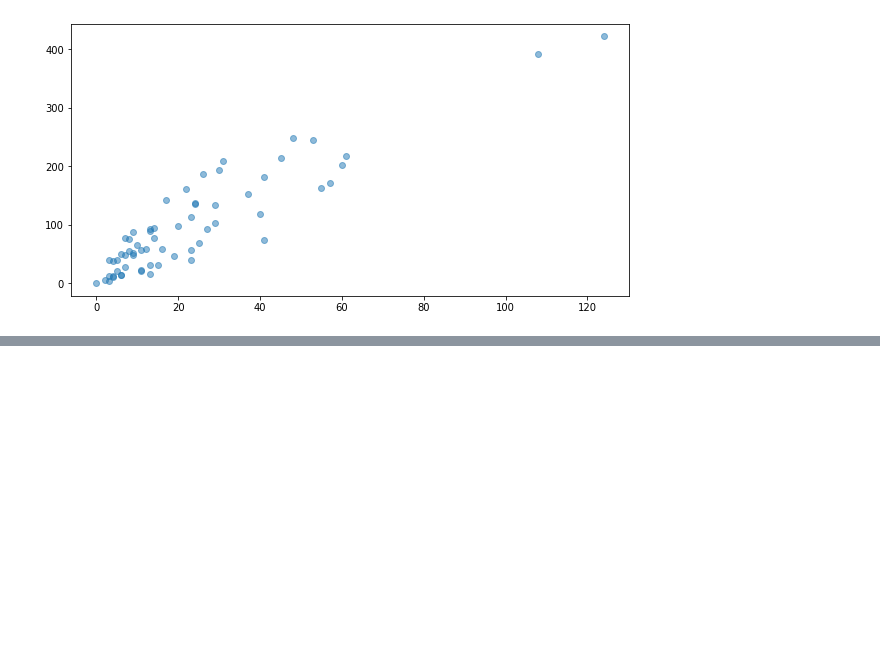
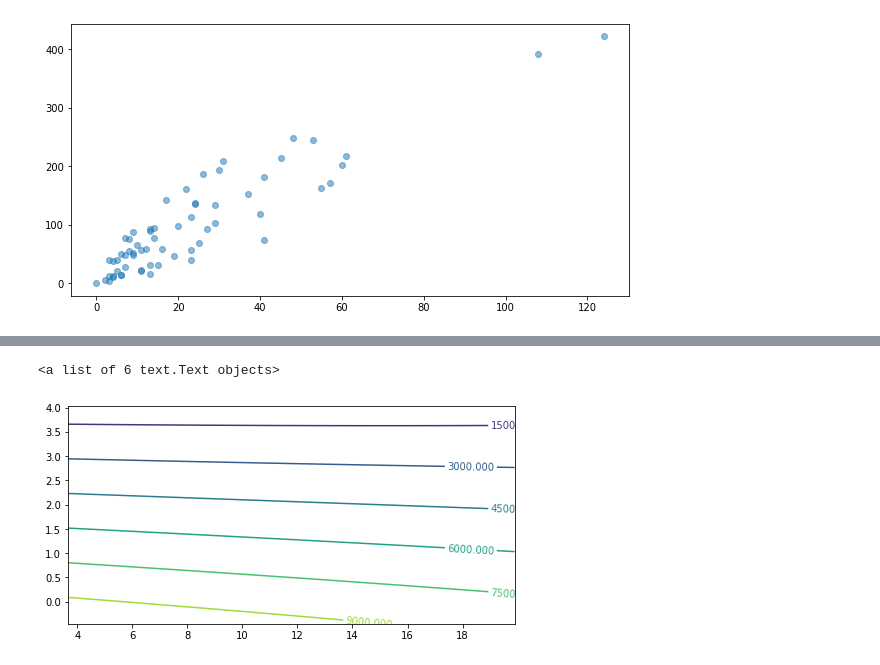
Before and after one commit to YeonKang/Python-for-Machine-Learning, a Jupyter notebook: Lec3_2_Linear_Regression_with_gradient_descent.ipynb, the cells around one changed output, grey strips where cells are left out. Cells and saved outputs as stored; diff of their text form; code cells hidden in the pictures; blank space fills up the shorter version.

```diff
--- a/Lec3_2_Linear_Regression_with_gradient_descent.ipynb
+++ b/Lec3_2_Linear_Regression_with_gradient_descent.ipynb
@@ -44,0 +173,14 @@ plt.plot(raw_X,y, 'o', alpha=0.5)
+# %%
+th0 = theta_list[:,0]
+th1 = theta_list[:,1]
+TH0, TH1 = np.meshgrid(th0, th1)
+# %%
+Js = np.array([cost_function(y, hypothesis_function(X, [th0, th1])) for th0, th1 in zip(np.ravel(TH0), np.ravel(TH1))])
+Js = Js.reshape(TH0.shape)
+# %%
+plt.figure(figsize=(8,4))
+CS = plt.contour(TH0, TH1, Js)
+plt.clabel(CS, inline=True, fontsize=10,inline_spacing=2)
+# %% [output]
+<a list of 6 text.Text objects>
+[figure, added]
```
Also changed, not shown: parts of 18 cells of this notebook.
